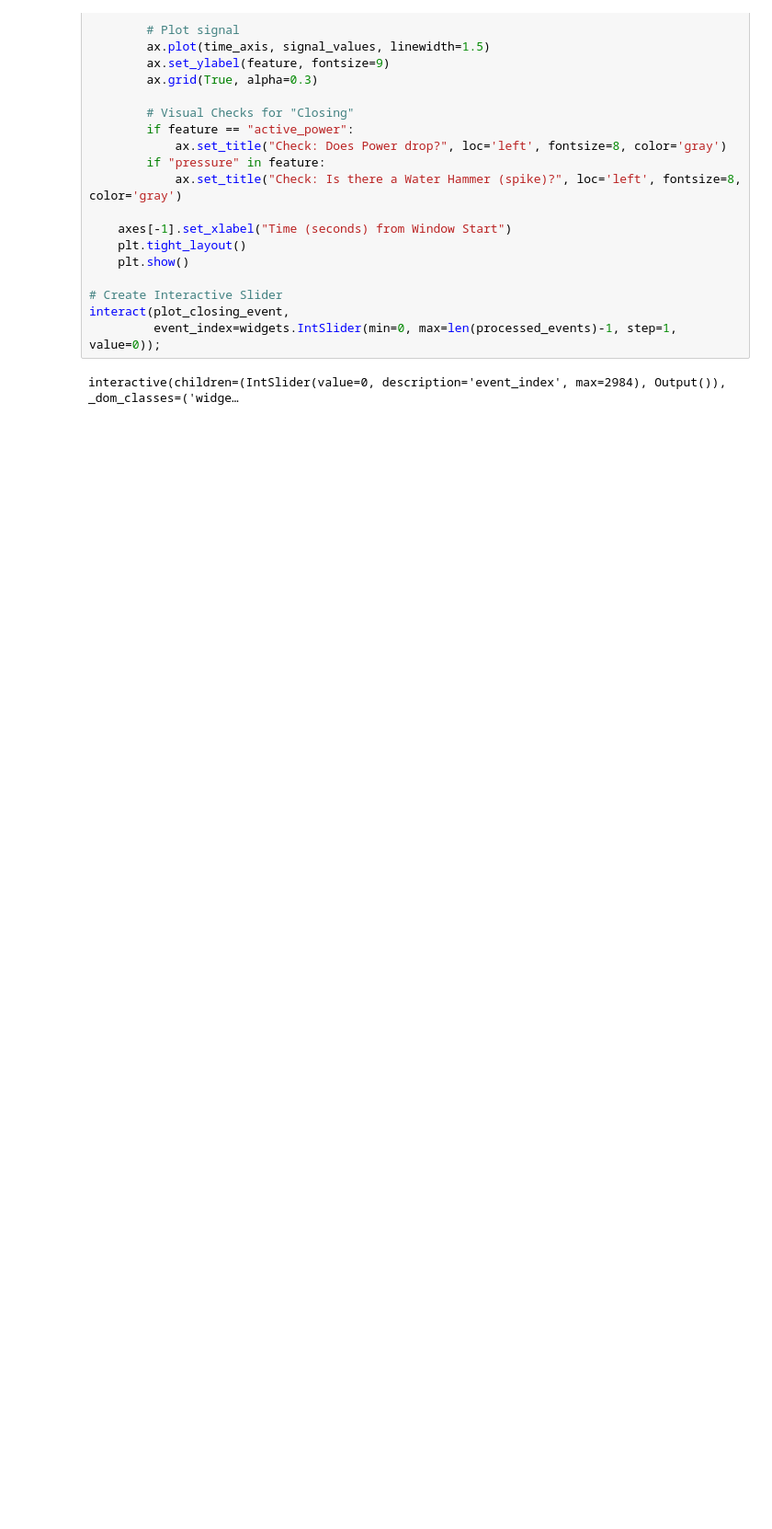
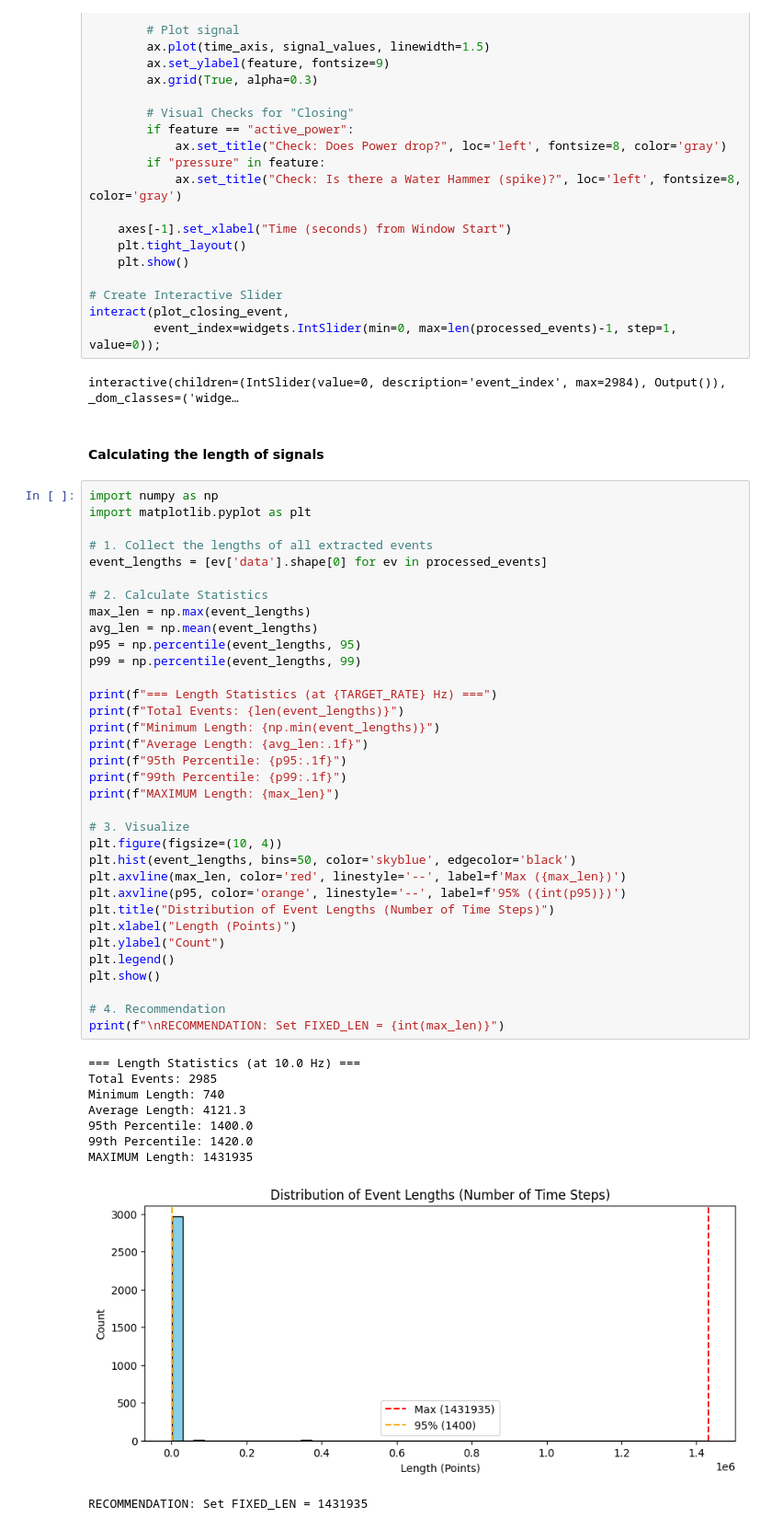
Before and after one commit to MatasJones/ML4PM_FINAL, a Jupyter notebook: data_analysis.ipynb, the cells around one changed output. Shown: that part at 92% size. Drawn from its saved outputs; the diff is of its cells as text; blank space fills up the shorter version.

```diff
--- a/data_analysis.ipynb
+++ b/data_analysis.ipynb
@@ -464,3 +464,49 @@ interact(plot_closing_event,
          event_index=widgets.IntSlider(min=0, max=len(processed_events)-1, step=1, value=0));
 # %% [output]
 interactive(children=(IntSlider(value=0, description='event_index', max=2984), Output()), _dom_classes=('widge…
+# %% [markdown]
+#### Calculating the length of signals
+# %%
+import numpy as np
+import matplotlib.pyplot as plt
+
+# 1. Collect the lengths of all extracted events
+event_lengths = [ev['data'].shape[0] for ev in processed_events]
+
+# 2. Calculate Statistics
+max_len = np.max(event_lengths)
+avg_len = np.mean(event_lengths)
+p95 = np.percentile(event_lengths, 95)
+p99 = np.percentile(event_lengths, 99)
+
+print(f"=== Length Statistics (at {TARGET_RATE} Hz) ===")
+print(f"Total Events: {len(event_lengths)}")
+print(f"Minimum Length: {np.min(event_lengths)}")
+print(f"Average Length: {avg_len:.1f}")
+print(f"95th Percentile: {p95:.1f}")
+print(f"99th Percentile: {p99:.1f}")
+print(f"MAXIMUM Length: {max_len}")
+
+# 3. Visualize
+plt.figure(figsize=(10, 4))
+plt.hist(event_lengths, bins=50, color='skyblue', edgecolor='black')
+plt.axvline(max_len, color='red', linestyle='--', label=f'Max ({max_len})')
+plt.axvline(p95, color='orange', linestyle='--', label=f'95% ({int(p95)})')
+plt.title("Distribution of Event Lengths (Number of Time Steps)")
+plt.xlabel("Length (Points)")
+plt.ylabel("Count")
+plt.legend()
+plt.show()
+
+# 4. Recommendation
+print(f"\nRECOMMENDATION: Set FIXED_LEN = {int(max_len)}")
+# %% [output]
+=== Length Statistics (at 10.0 Hz) ===
+Total Events: 2985
+Minimum Length: 740
+Average Length: 4121.3
+95th Percentile: 1400.0
+99th Percentile: 1420.0
+MAXIMUM Length: 1431935
+[figure, added]
+RECOMMENDATION: Set FIXED_LEN = 1431935
```
Also changed, not shown: parts of 3 cells of this notebook, 10 other files.
